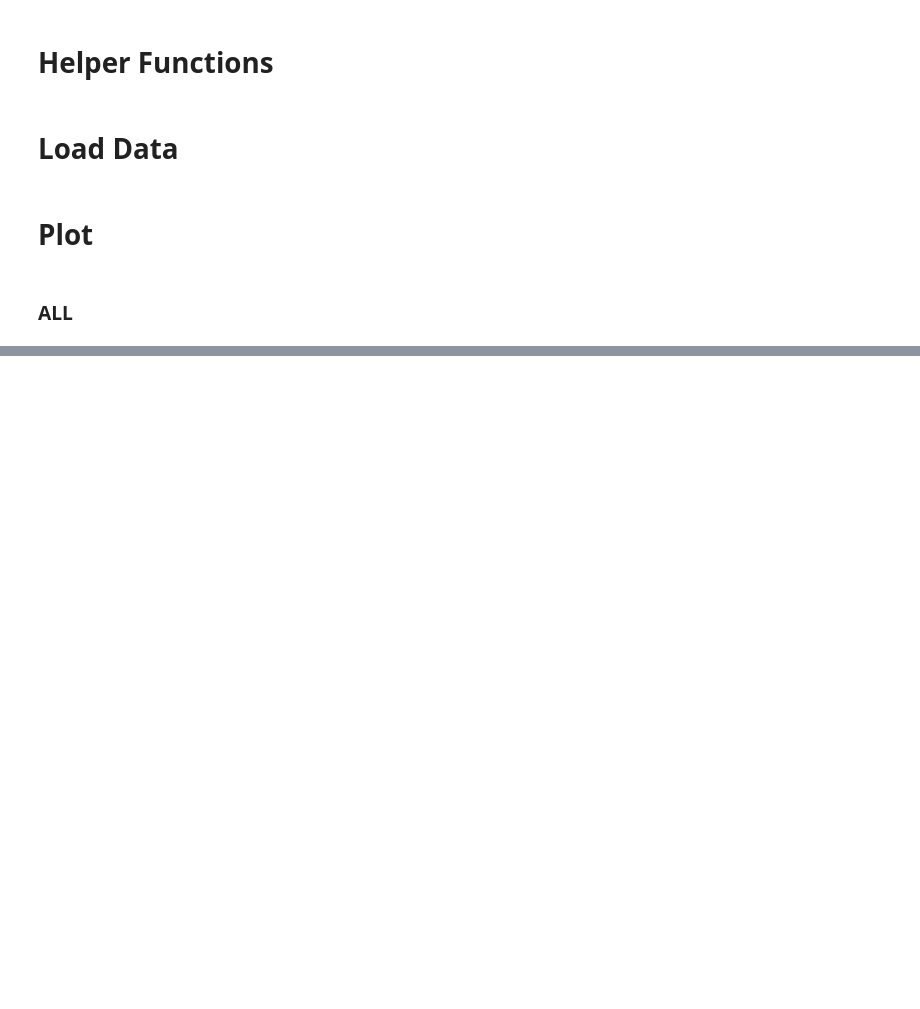
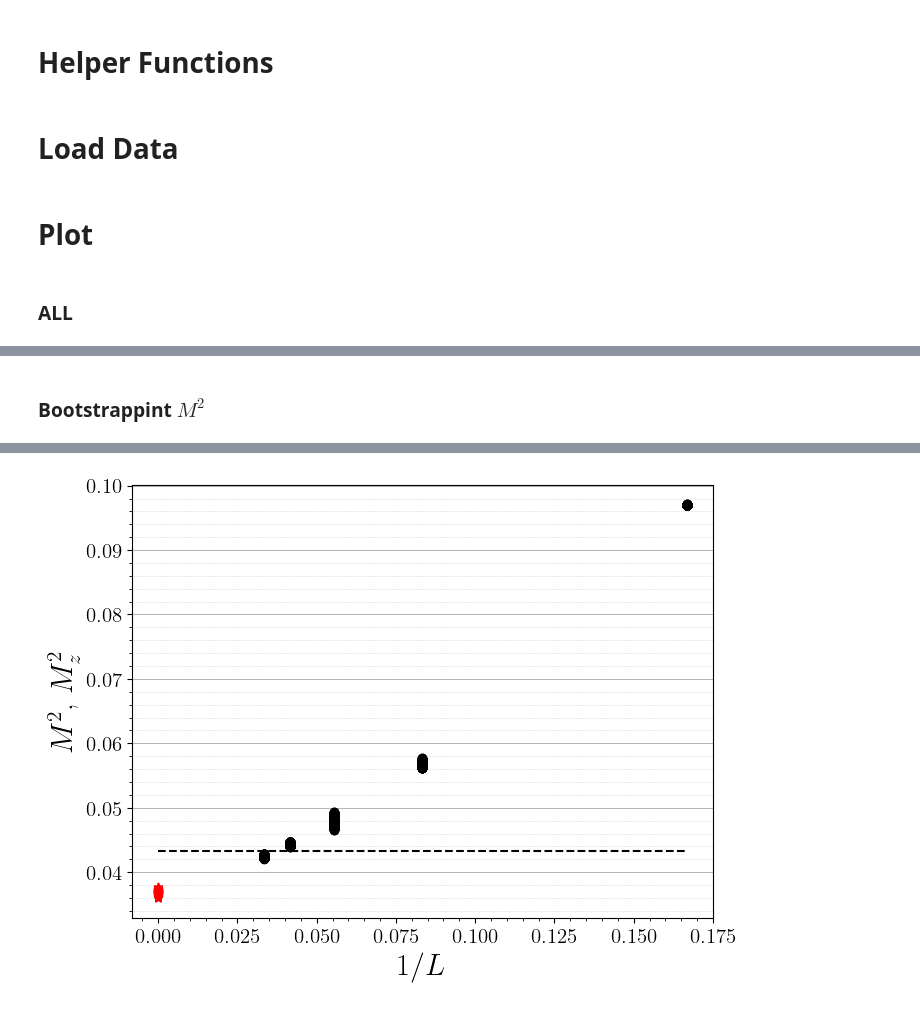
Before and after one commit to mschuylermoss/HeisenbergRNN, a Jupyter notebook: Triangular/final_plotting/correlation_scaling.ipynb, the cells around one changed output, grey strips where cells are left out. Saved outputs shown, nothing was run; the diff lists cells and outputs as text; code cells hidden in the pictures; blank space fills up the shorter version.

```diff
--- a/Triangular/final_plotting/correlation_scaling.ipynb
+++ b/Triangular/final_plotting/correlation_scaling.ipynb
@@ -267,20 +167,0 @@ L=18
-# %%
-fig = plt.figure(figsize=(15,6))
-eta = 0.5
-for l in [6,12,18]:
-    rs = []
-    C_rs = []
-    for r in C_r[f"L={l}"].keys():
-        rs.append(r)
-        C_rs.append(C_r[f"L={l}"][r]['sum']/C_r[f"L={l}"][r]['count'])
-    indices = np.argsort(np.array(rs))
-    sorted_rs = np.array(rs)[indices]
-    sorted_C_rs = np.array(C_rs)[indices]
-    plt.plot(sorted_rs,sorted_C_rs,label=f'L={l}',marker='o')
-    print(len(rs))
-
-plt.xlabel("r")
-plt.ylabel("C(r)")
-# plt.yscale('log')
-plt.legend()
-plt.show()
@@ -293,0 +179,58 @@ Maybe I am doing something wrong in my calculation, but otherwise it looks like
+# %% [markdown]
+### Bootstrappint $M^2$
+# %%
+np.random.seed(100)
+Nb = 10000
+
+Sk_ls = plotting_data[f'{ms_}MS,{bc_}BC'][f'scale={scale},rate={rate},T={T_}']['ls']
+Sk_x = 1/Sk_ls
+
+# Print finite-size values of Sk
+Sk_from_SiSj = plotting_data[f'{ms_}MS,{bc_}BC'][f'scale={scale_},rate={rate_},T={T_}']['Sk from SiSj']/Sk_ls**2
+errors_Sk_from_SiSj = plotting_data[f'{ms_}MS,{bc_}BC'][f'scale={scale_},rate={rate_},T={T_}']['err Sk from SiSj']
+for l_i,l in enumerate(Sk_ls):
+    print(l,"-----------")
+    print(Sk_from_SiSj[l_i] * l**2)
+    print(errors_Sk_from_SiSj[l_i])
+
+fig, ax = plt.subplots(figsize=square_fig_size)
+add_gridlines(axes='y')
+
+# Reproduce fit
+params_Sk, covariance = curve_fit(second_order, Sk_x, Sk_from_SiSj)
+
+# Get residuals
+xs = np.reshape(np.tile(Sk_x, Nb),(Nb,-1))
+predicted_ys = second_order(Sk_x,params_Sk[0],params_Sk[1],params_Sk[2])
+residuals = Sk_from_SiSj - predicted_ys
+
+# Get resampled y values
+gaussian_vars = np.random.normal(loc=0.0,scale=1.0,size=(Nb,len(predicted_ys)))
+resampled_ys = predicted_ys + residuals * gaussian_vars
+ax.scatter(xs, resampled_ys, color='k')
+
+# Perform fits through resampled data
+intercepts = []
+for b in range(Nb):
+    x = xs[b, :]
+    y = resampled_ys[b, :]
+    paramsb, _ = curve_fit(second_order, x, y)
+    intercepts.append(paramsb[-1])
+    if b % 100 == 0:
+        ax.scatter(0,paramsb[-1],marker='*',color='red')
+
+intercepts = np.array(intercepts)
+
+ax.hlines(0.208**2,0,max(x),color='k',alpha=1,linestyle='--',label='TN')
+ax.set_ylabel(r'$M^2$, $M^2_z$',fontsize=bigger_font_size)
+ax.set_xlabel(f'$1/L$',fontsize=bigger_font_size)
+plt.show()
+
+print("-" * 50)
+print("Getting y-int")
+print("-" * 50)
+print("y-int before:       ", params_Sk[-1])
+print("M_\infty before:    ", np.sqrt(params_Sk[-1]))
+print("y-int BOOTSTRAP:    ", np.mean(intercepts)," +/-", np.std(intercepts)/np.sqrt(Nb))
+print("M_\infty BOOTSTRAP: ", np.sqrt(np.mean(intercepts))," +/-", np.sqrt(np.std(intercepts)/np.sqrt(Nb)))
+# %% [output]
@@ -293,0 +252 @@ Maybe I am doing something wrong in my calculation, but otherwise it looks like
+[figure, added]
```
Also changed, not shown: parts of 18 cells of this notebook, 18 other files.
